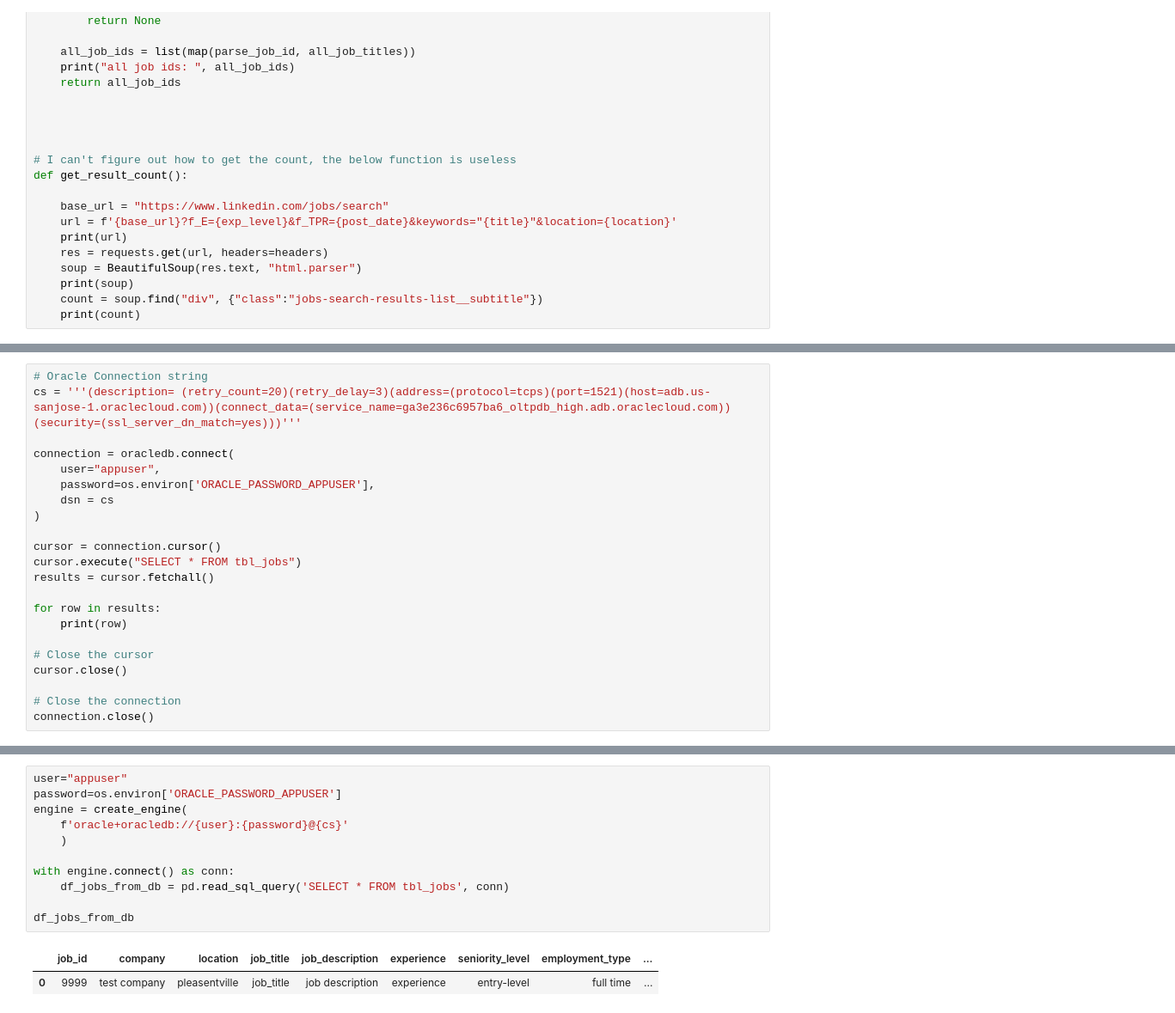
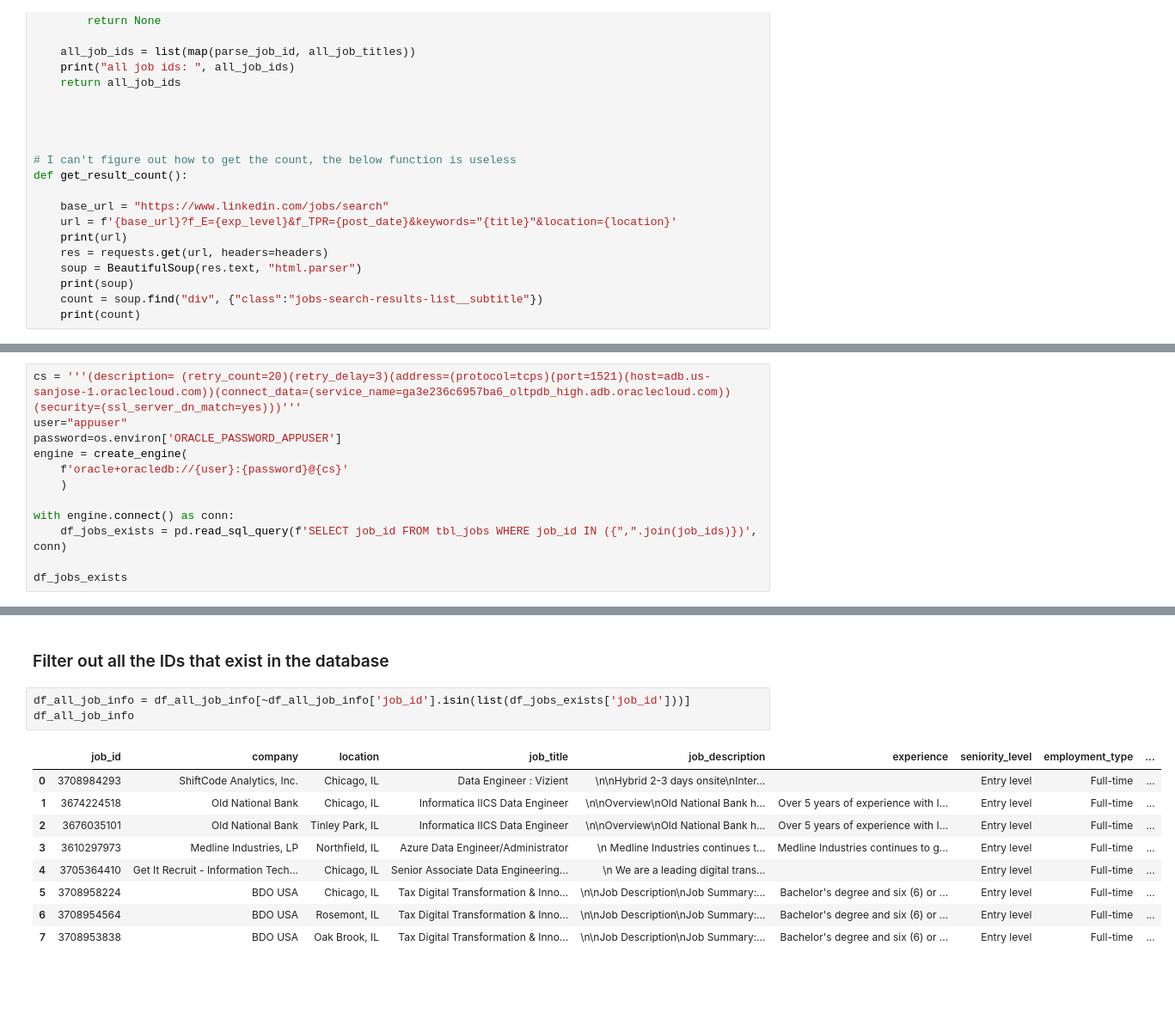
Before and after one commit to mikewschmidt/fine-tuned-job-search, a Jupyter notebook: developer.ipynb, the cells around one changed output, grey strips where cells are left out. Shown at 86% size. Saved outputs shown, nothing was run; the diff lists cells and outputs as text; blank space fills up the shorter version.

Commit message:
Added database connection to insert without duplicate errors

```diff
--- a/developer.ipynb
+++ b/developer.ipynb
@@ -164,23 +187,13 @@ https://www.linkedin.com/jobs/view/data-scientist-with-security-clearance-at-cle
 # %%
-# Oracle Connection string
 cs = '''(description= (retry_count=20)(retry_delay=3)(address=(protocol=tcps)(port=1521)(host=adb.us-sanjose-1.oraclecloud.com))(connect_data=(service_name=ga3e236c6957ba6_oltpdb_high.adb.oraclecloud.com))(security=(ssl_server_dn_match=yes)))'''
+user="appuser"
+password=os.environ['ORACLE_PASSWORD_APPUSER']
+engine = create_engine(
+    f'oracle+oracledb://{user}:{password}@{cs}'
+    )
 
-connection = oracledb.connect(
-    user="appuser",
-    password=os.environ['ORACLE_PASSWORD_APPUSER'],
-    dsn = cs
-)
+with engine.connect() as conn:
+    df_jobs_exists = pd.read_sql_query(f'SELECT job_id FROM tbl_jobs WHERE job_id IN ({",".join(job_ids)})', conn)
 
-cursor = connection.cursor()
-cursor.execute("SELECT * FROM tbl_jobs")
-results = cursor.fetchall()
-
-for row in results:
-    print(row)
-
-# Close the cursor
-cursor.close()
-
-# Close the connection
-connection.close()
+df_jobs_exists
 # %% [output]
@@ -196,14 +201,15 @@ connection = oracledb.connect(
-# %%
-user="appuser"
-password=os.environ['ORACLE_PASSWORD_APPUSER']
-engine = create_engine(
-    f'oracle+oracledb://{user}:{password}@{cs}'
-    )
-
-with engine.connect() as conn:
-    df_jobs_from_db = pd.read_sql_query('SELECT * FROM tbl_jobs', conn)
-
-df_jobs_from_db
-# %% [output]
-|  | job_id | company | location | job_title | job_description | experience | seniority_level | employment_type | ... |
-| 0 | 9999 | test company | pleasentville | job_title | job description | experience | entry-level | full time | ... |
+# %% [markdown]
+### Filter out all the IDs that exist in the database
+# %%
+df_all_job_info = df_all_job_info[~df_all_job_info['job_id'].isin(list(df_jobs_exists['job_id']))]
+df_all_job_info
+# %% [output]
+|  | job_id | company | location | job_title | job_description | experience | seniority_level | employment_type | ... |
+| 0 | 3708984293 | ShiftCode Analytics, Inc. | Chicago, IL | Data Engineer : Vizient | \n\nHybrid 2-3 days onsite\nInter... |  | Entry level | Full-time | ... |
+| 1 | 3674224518 | Old National Bank | Chicago, IL | Informatica IICS Data Engineer | \n\nOverview\nOld National Bank h... | Over 5 years of experience with I... | Entry level | Full-time | ... |
+| 2 | 3676035101 | Old National Bank | Tinley Park, IL | Informatica IICS Data Engineer | \n\nOverview\nOld National Bank h... | Over 5 years of experience with I... | Entry level | Full-time | ... |
+| 3 | 3610297973 | Medline Industries, LP | Northfield, IL | Azure Data Engineer/Administrator | \n Medline Industries continues t... | Medline Industries continues to g... | Entry level | Full-time | ... |
+| 4 | 3705364410 | Get It Recruit - Information Tech... | Chicago, IL | Senior Associate Data Engineering... | \n We are a leading digital trans... |  | Entry level | Full-time | ... |
+| 5 | 3708958224 | BDO USA | Chicago, IL | Tax Digital Transformation & Inno... | \n\nJob Description\nJob Summary:... | Bachelor's degree and six (6) or ... | Entry level | Full-time | ... |
+| 6 | 3708954564 | BDO USA | Rosemont, IL | Tax Digital Transformation & Inno... | \n\nJob Description\nJob Summary:... | Bachelor's degree and six (6) or ... | Entry level | Full-time | ... |
+| 7 | 3708953838 | BDO USA | Oak Brook, IL | Tax Digital Transformation & Inno... | \n\nJob Description\nJob Summary:... | Bachelor's degree and six (6) or ... | Entry level | Full-time | ... |
```
Also changed, not shown: parts of 11 cells of this notebook.
